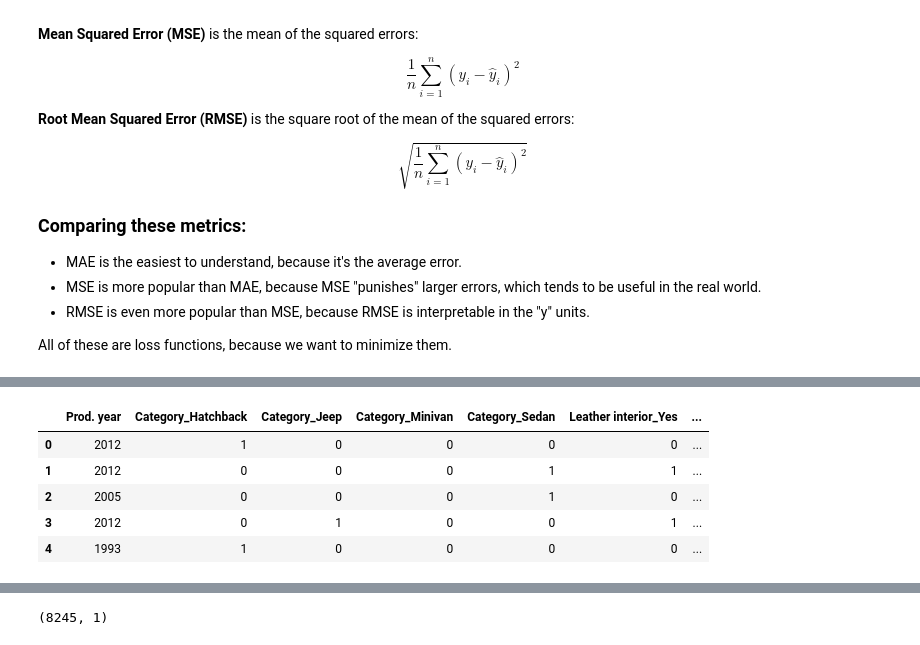
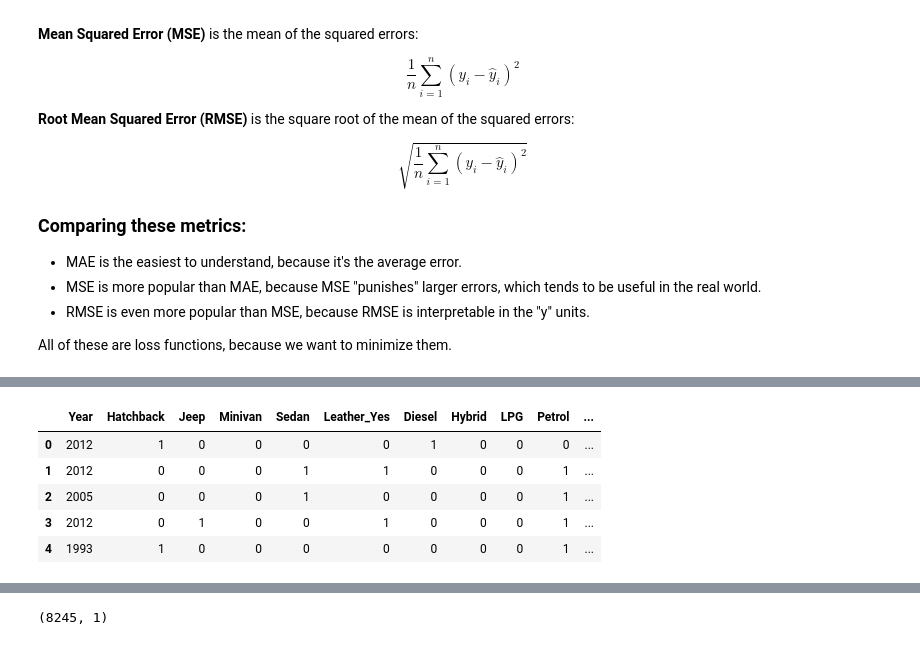
Before and after one commit to Eben2020-hp/Car-Price-Prediction, a Jupyter notebook: Car_Price_Prediction.ipynb, the cells around one changed output, grey strips where cells are left out. Cells and saved outputs as stored; diff of their text form; code cells hidden in the pictures.

```diff
--- a/Car_Price_Prediction.ipynb
+++ b/Car_Price_Prediction.ipynb
@@ -1267,17 +1314,17 @@ RMSE:  0.9158836950534162
 The final RMSLE on the test set is 0.11
-# %%
-test = test[['Prod. year', 'Category_Hatchback', 'Category_Jeep', 'Category_Minivan', 'Category_Sedan', 'Leather interior_Yes',
-            'Fuel type_Diesel', 'Fuel type_Hybrid', 'Fuel type_LPG', 'Fuel type_Petrol', 'Engine volume_Turbo', 'Gear box type_Manual',
-            'Gear box type_Tiptronic', 'Gear box type_Variator', 'Drive wheels_Front', 'Drive wheels_Rear', 'Wheel_Right-hand drive',
-            'Levy', 'Mileage', 'Cylinders', 'Airbags']]
-test.head()
-# %% [output]
-|  | Prod. year | Category_Hatchback | Category_Jeep | Category_Minivan | Category_Sedan | Leather interior_Yes | ... |
-| 0 | 2012 | 1 | 0 | 0 | 0 | 0 | ... |
-| 1 | 2012 | 0 | 0 | 0 | 1 | 1 | ... |
-| 2 | 2005 | 0 | 0 | 0 | 1 | 0 | ... |
-| 3 | 2012 | 0 | 1 | 0 | 0 | 1 | ... |
-| 4 | 1993 | 1 | 0 | 0 | 0 | 0 | ... |
+# %%
+test = test[['Year', 'Hatchback', 'Jeep', 'Minivan', 'Sedan', 'Leather_Yes',
+            'Diesel', 'Hybrid', 'LPG', 'Petrol', 'Turbo', 'Gear_Manual',
+            'Gear_Tiptronic', 'Gear_Variator', 'Front_Wheel', 'Rear_Wheel', 'RightHand_Drive',
+            'Levy', 'Mileage', 'Cylinders', 'Airbags']]
+test.head()
+# %% [output]
+|  | Year | Hatchback | Jeep | Minivan | Sedan | Leather_Yes | Diesel | Hybrid | LPG | Petrol | ... |
+| 0 | 2012 | 1 | 0 | 0 | 0 | 0 | 1 | 0 | 0 | 0 | ... |
+| 1 | 2012 | 0 | 0 | 0 | 1 | 1 | 0 | 0 | 0 | 1 | ... |
+| 2 | 2005 | 0 | 0 | 0 | 1 | 0 | 0 | 0 | 0 | 1 | ... |
+| 3 | 2012 | 0 | 1 | 0 | 0 | 1 | 0 | 0 | 0 | 1 | ... |
+| 4 | 1993 | 1 | 0 | 0 | 0 | 0 | 0 | 0 | 0 | 1 | ... |
 # %%
 x = rf_search.predict(test)
 # %%
```
Also changed, not shown: parts of 16 cells of this notebook.
